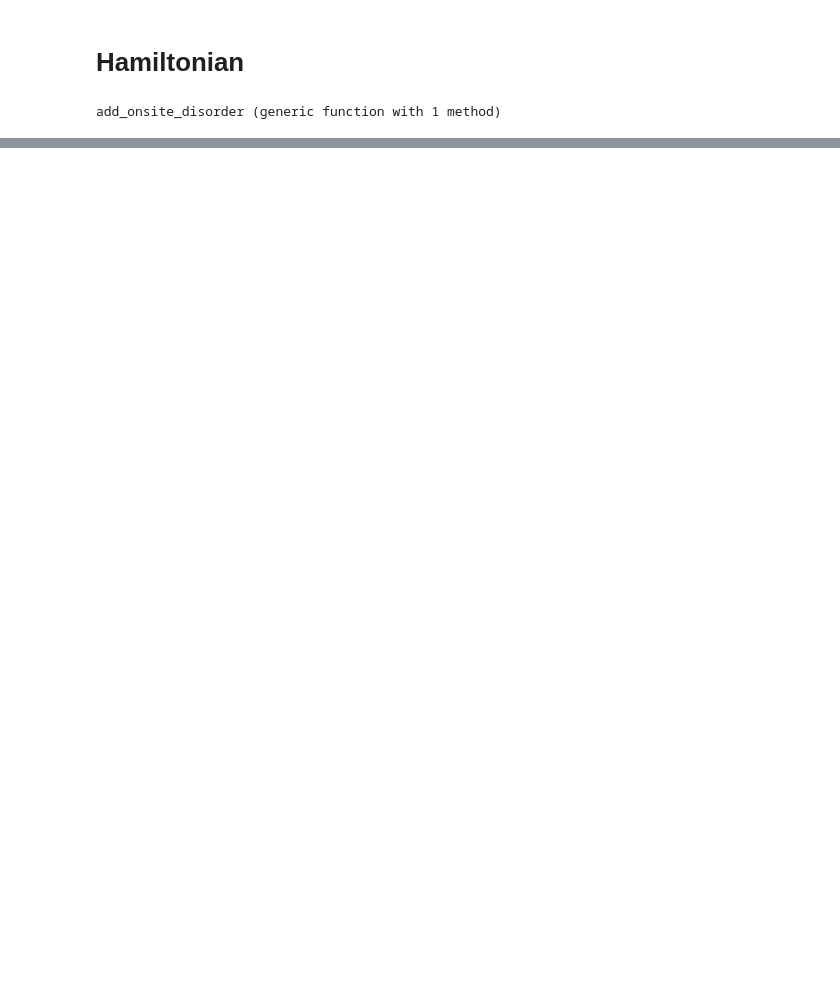
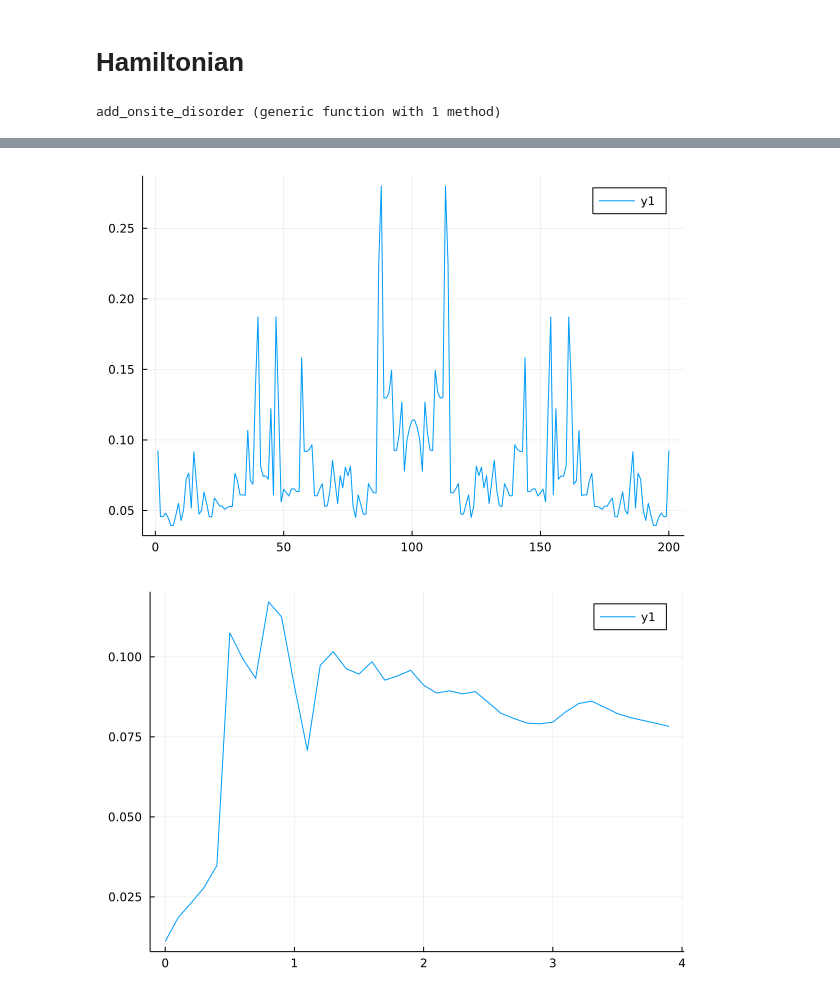
Before and after one commit to jamblejoe/PKS_Julia_Hackathon, a Jupyter notebook: notebooks/IPR Testing copy.ipynb, the cells around one changed output, grey strips where cells are left out. Cells and saved outputs as stored; diff of their text form; code cells hidden in the pictures; blank space fills up the shorter version.

```diff
--- a/notebooks/IPR Testing copy.ipynb
+++ b/notebooks/IPR Testing copy.ipynb
@@ -60,2 +60,25 @@ plot_ipr
+# %%
+# compare different disorder strengths
+plot_compare = plot()
+width_range = [0.0+0.1*(i-1) for i=1:40]
+average = zeros(length(width_range))
+for (i, width) in enumerate(width_range)
+    ham = quasiperiodic_hamiltonian(L, Float64(pi), t, width, E, qp_type="hopping");
+    evecs_list = eigvecs(ham)
+    ipr2 = inverse_participation_ratio(evecs_list)
+    average[i] = sum(ipr2)/length(ipr2)
+    #plot_compare = plot!(1:L, ipr2 )
+    if i==length(width_range)
+        plot_compare = plot!(1:L, ipr2 )
+    end
+end
+
+plot_compare_average = plot(width_range,average)
+
+display(plot_compare)
+display(plot_compare_average)
+# %% [output]
+[figure, added]
+[figure, added]
 # %%
 # energy resolved ipr
```
Also changed, not shown: parts of 6 cells of this notebook.
